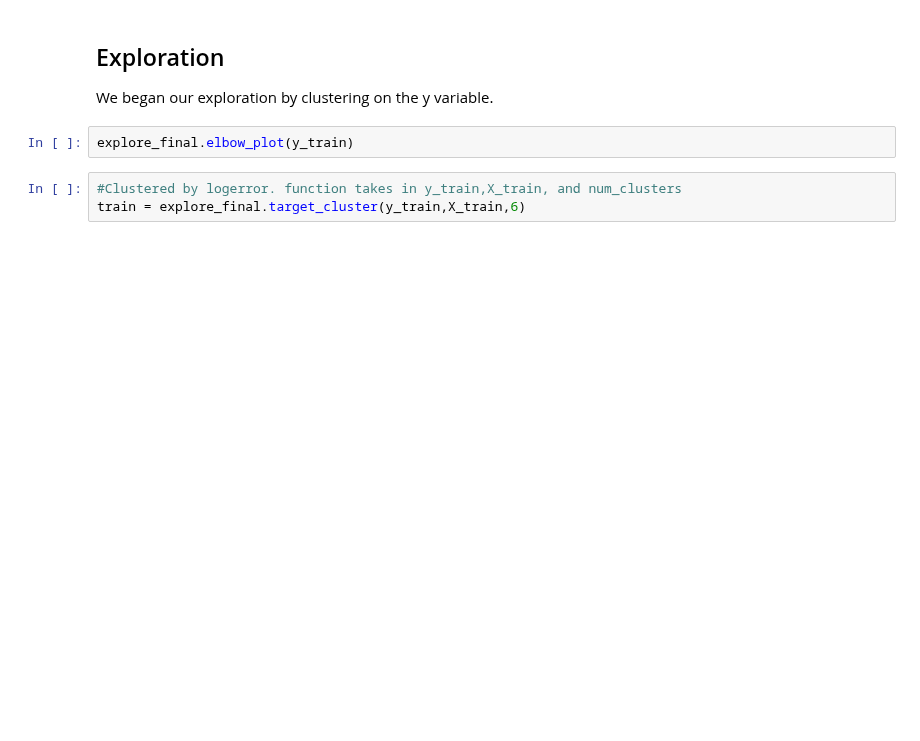
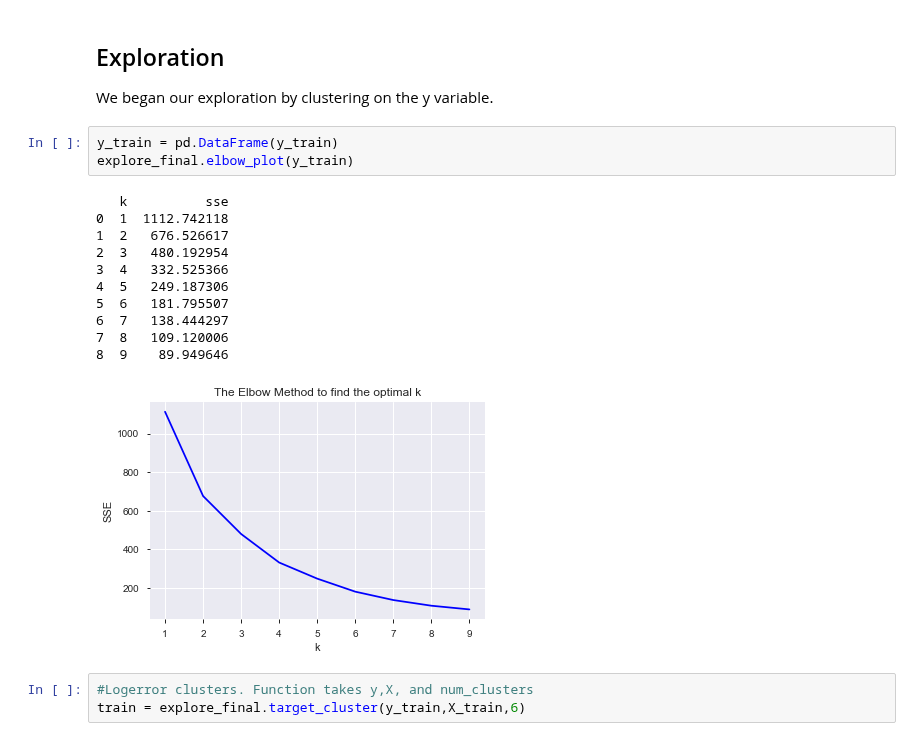
Before and after one commit to Zillow-SJ/Cluster_Zillow, a Jupyter notebook: model_final.ipynb, the cells around one changed output. Drawn from its saved outputs; the diff is of its cells as text; blank space fills up the shorter version.

```diff
--- a/model_final.ipynb
+++ b/model_final.ipynb
@@ -113,10 +111,23 @@ model1 < baseline
 ## Exploration
 
 We began our exploration by clustering on the y variable.
-# %%
-explore_final.elbow_plot(y_train)
+# %%
+y_train = pd.DataFrame(y_train)
+explore_final.elbow_plot(y_train)
+# %% [output]
+   k          sse
+0  1  1112.742118
+1  2   676.526617
+2  3   480.192954
+3  4   332.525366
+4  5   249.187306
+5  6   181.795507
+6  7   138.444297
+7  8   109.120006
+8  9    89.949646
+[figure, added]
 # %%
-#Clustered by logerror. function takes in y_train,X_train, and num_clusters
+#Logerror clusters. Function takes y,X, and num_clusters
 train = explore_final.target_cluster(y_train,X_train,6)
 # %%
 train.groupby('cluster').mean().sort_values(by='logerror')
```
Also changed, not shown: parts of 19 cells of this notebook, 1 other file.
